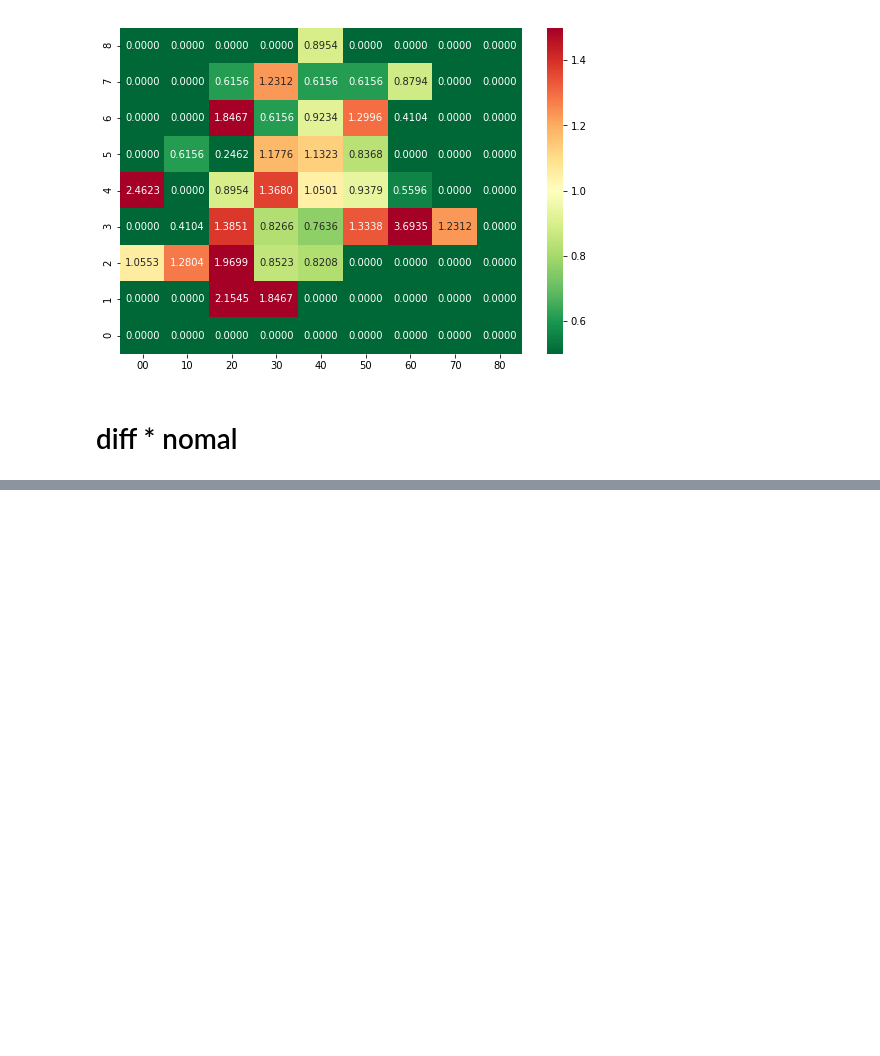
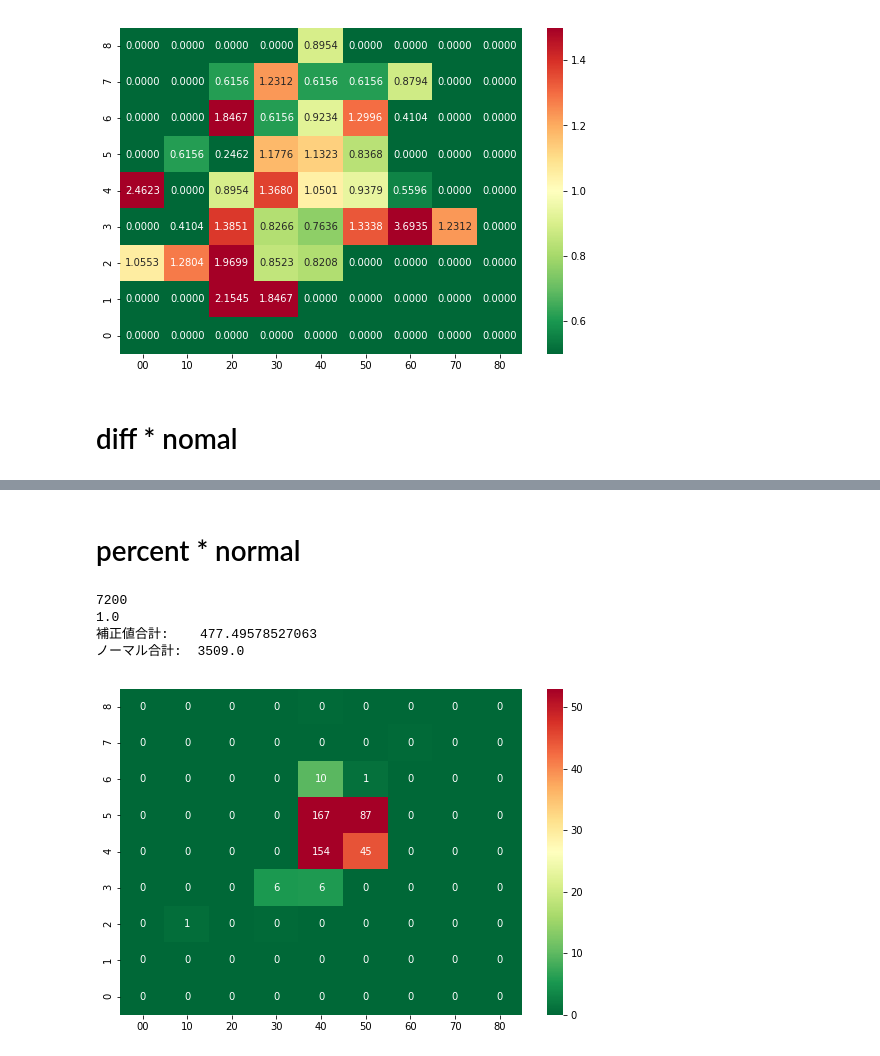
Before and after one commit to KessaPassa/jupyter, a Jupyter notebook: 20190114/convert_area_to_contour_for_2D.ipynb, the cells around one changed output, grey strips where cells are left out. Cells and saved outputs as stored; diff of their text form; code cells hidden in the pictures; blank space fills up the shorter version.

```diff
--- a/20190114/convert_area_to_contour_for_2D.ipynb
+++ b/20190114/convert_area_to_contour_for_2D.ipynb
@@ -300,3 +315,12 @@ def create_corrected(time_number):
+# %%
+time_number = 2
+time = times_list[time_number]
+time_next = times_list[time_number+1]
+
+mobile_array = []
+mobile_array.append(csv_array[people][seed]['mobile'][time].copy().astype(int))
+mobile_array.append(cul_corrected(time_number))
+mobile_array.append(csv_array[people][seed]['mobile'][time_next].copy().astype(int))
 # %%
 create_corrected(1)
 # %% [output]
@@ -339,0 +364,19 @@ create_corrected(5)
+# %% [markdown]
+# percent * normal
+# %%
+def create_corrected(time_number):
+    time = times_list[time_number]
+    print(time)
+    print(csv_array_percent[people][seed]['census'][time].sum().sum())
+    corrected = csv_array_percent[people][seed]['census'][time] * csv_array[people][seed]['mobile'][time]
+    create_contour(corrected)
+    print('補正値合計:   ',corrected.sum().sum())
+    print('ノーマル合計: ',csv_array[people][seed]['mobile'][time].sum().sum())
+# %%
+create_corrected(1)
+# %% [output]
+7200
+1.0
+補正値合計:    477.49578527063
+ノーマル合計:  3509.0
+[figure, added]
```
Also changed, not shown: parts of 19 cells of this notebook, 23 other files.
